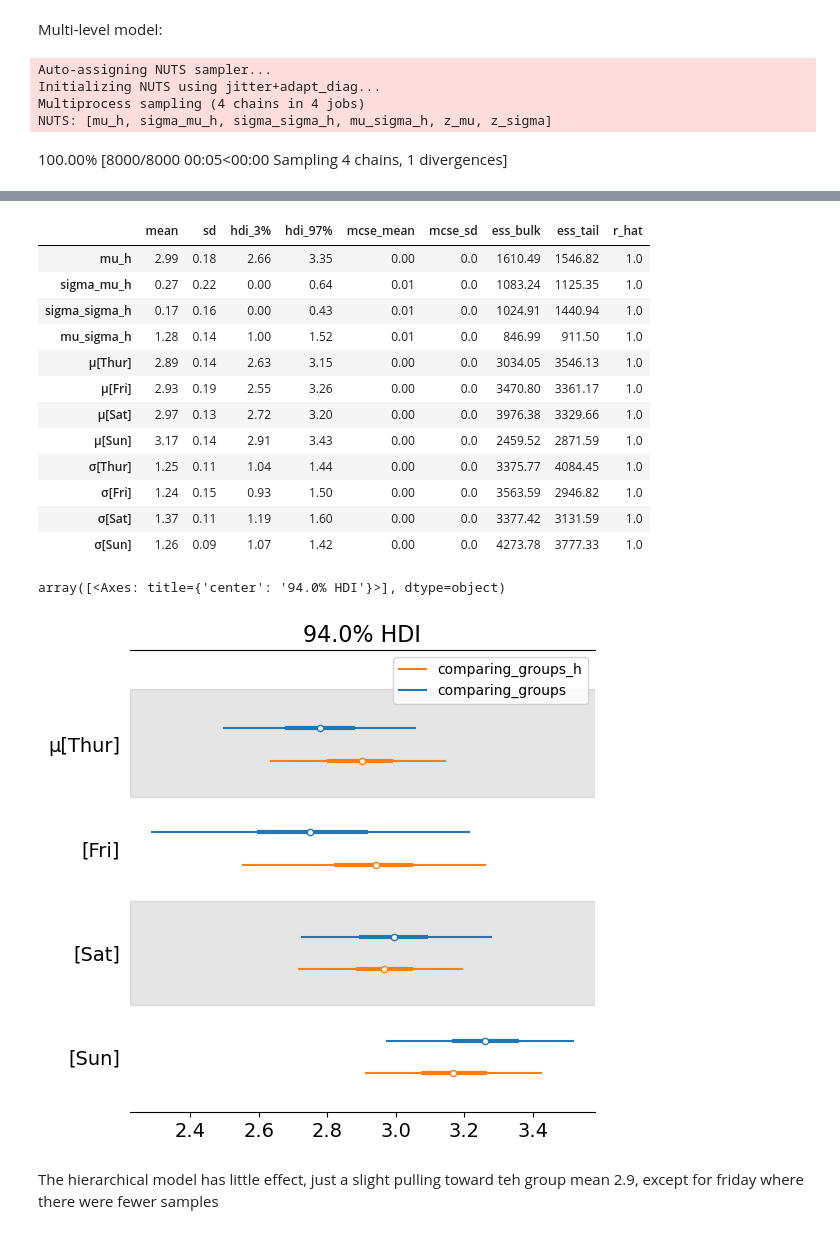
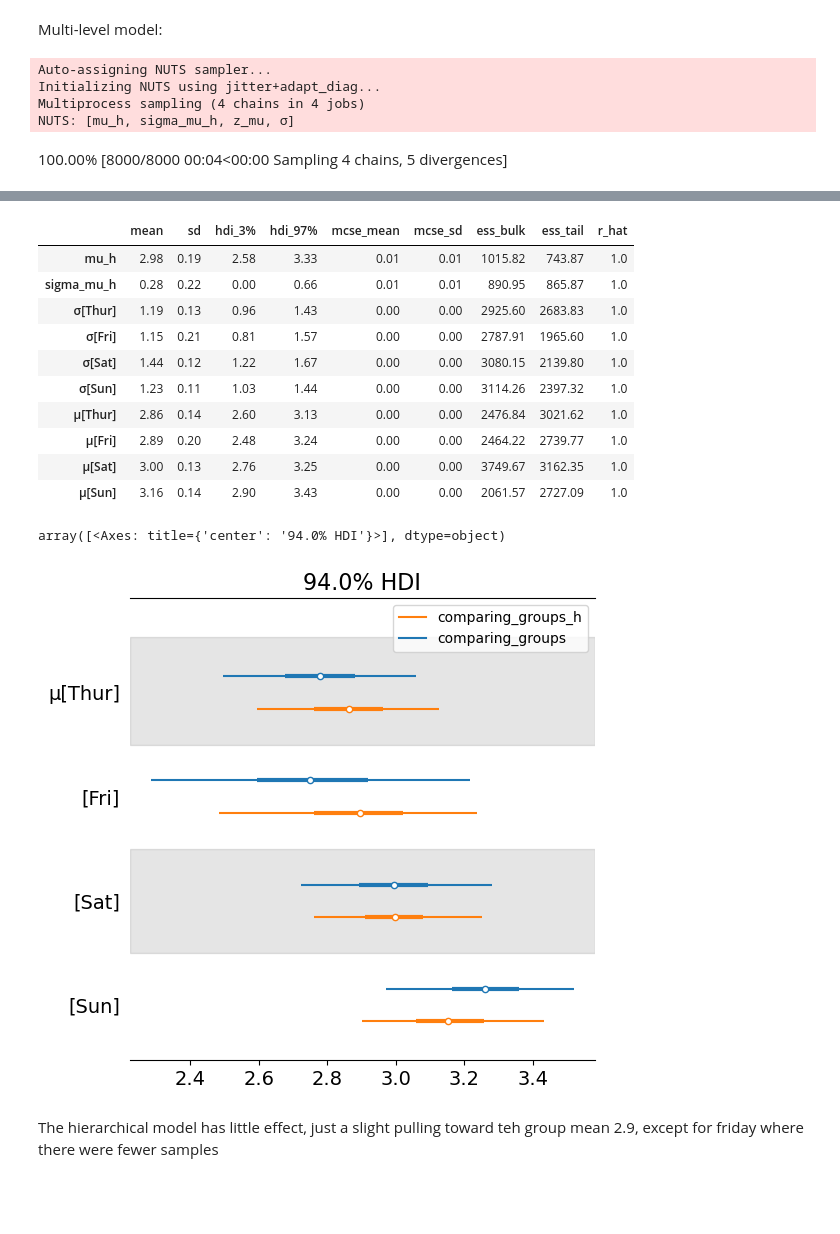
Before and after one commit to DrEntropy/BAP3, a Jupyter notebook: DrEntropy/Chapter3.ipynb, the cells around one changed output, grey strips where cells are left out. Cells and saved outputs as stored; diff of their text form; code cells hidden in the pictures; blank space fills up the shorter version.

Commit message:
unpool sigma

```diff
--- a/DrEntropy/Chapter3.ipynb
+++ b/DrEntropy/Chapter3.ipynb
@@ -49,15 +49,12 @@ Multi-level model:
 with pm.Model(coords=coords) as comparing_groups_h:
     mu_h = pm.HalfNormal("mu_h", sigma=5)
     sigma_mu_h = pm.Exponential("sigma_mu_h",  1)
+    z_mu = pm.Normal("z_mu", mu=0, sigma=1, dims="days")
 
-    sigma_sigma_h = pm.Exponential("sigma_sigma_h", 1)
-    mu_sigma_h = pm.HalfNormal("mu_sigma_h", sigma=2)
-    z_mu = pm.Normal("z_mu", mu=0, sigma=1, dims="days")
-    z_sigma = pm.Normal("z_sigma", mu=0, sigma=1, dims="days")
     μ = pm.Deterministic("μ", mu_h + z_mu * sigma_mu_h, dims = "days")
-    σ = pm.Deterministic("σ", mu_sigma_h + z_sigma * sigma_sigma_h, dims = "days")
-   # μ = pm.Normal("μ", mu = mu_h, sigma=sigma_mu_h, dims="days")
-   # σ = pm.Normal("σ", mu = mu_sigma_h, sigma=sigma_sigma_h, dims="days")
+
+    # Note: i found that partial pooling sigma didnt do much to help here.
+    σ = pm.HalfNormal("σ", sigma=1, dims="days")
 
     y = pm.Gamma("y", mu=μ[idx], sigma=σ[idx], observed=tip, dims="days_flat")
 
@@ -67,5 +64,5 @@ az.summary(idata_cg_h, round_to=2, var_names=["~z_mu", "~z_sigma"])
 Auto-assigning NUTS sampler...
 Initializing NUTS using jitter+adapt_diag...
 Multiprocess sampling (4 chains in 4 jobs)
-NUTS: [mu_h, sigma_mu_h, sigma_sigma_h, mu_sigma_h, z_mu, z_sigma]
+NUTS: [mu_h, sigma_mu_h, z_mu, σ]
-100.00% [8000/8000 00:05<00:00 Sampling 4 chains, 1 divergences]
+100.00% [8000/8000 00:04<00:00 Sampling 4 chains, 5 divergences]
@@ -74,22 +71,20 @@ There were 1 divergences after tuning. Increase `target_accept` or reparameteriz
 |  | mean | sd | hdi_3% | hdi_97% | mcse_mean | mcse_sd | ess_bulk | ess_tail | r_hat |
-| mu_h | 2.99 | 0.18 | 2.66 | 3.35 | 0.00 | 0.0 | 1610.49 | 1546.82 | 1.0 |
-| sigma_mu_h | 0.27 | 0.22 | 0.00 | 0.64 | 0.01 | 0.0 | 1083.24 | 1125.35 | 1.0 |
-| sigma_sigma_h | 0.17 | 0.16 | 0.00 | 0.43 | 0.01 | 0.0 | 1024.91 | 1440.94 | 1.0 |
-| mu_sigma_h | 1.28 | 0.14 | 1.00 | 1.52 | 0.01 | 0.0 | 846.99 | 911.50 | 1.0 |
-| μ[Thur] | 2.89 | 0.14 | 2.63 | 3.15 | 0.00 | 0.0 | 3034.05 | 3546.13 | 1.0 |
-| μ[Fri] | 2.93 | 0.19 | 2.55 | 3.26 | 0.00 | 0.0 | 3470.80 | 3361.17 | 1.0 |
-| μ[Sat] | 2.97 | 0.13 | 2.72 | 3.20 | 0.00 | 0.0 | 3976.38 | 3329.66 | 1.0 |
-| μ[Sun] | 3.17 | 0.14 | 2.91 | 3.43 | 0.00 | 0.0 | 2459.52 | 2871.59 | 1.0 |
-| σ[Thur] | 1.25 | 0.11 | 1.04 | 1.44 | 0.00 | 0.0 | 3375.77 | 4084.45 | 1.0 |
-| σ[Fri] | 1.24 | 0.15 | 0.93 | 1.50 | 0.00 | 0.0 | 3563.59 | 2946.82 | 1.0 |
-| σ[Sat] | 1.37 | 0.11 | 1.19 | 1.60 | 0.00 | 0.0 | 3377.42 | 3131.59 | 1.0 |
-| σ[Sun] | 1.26 | 0.09 | 1.07 | 1.42 | 0.00 | 0.0 | 4273.78 | 3777.33 | 1.0 |
+| mu_h | 2.98 | 0.19 | 2.58 | 3.33 | 0.01 | 0.01 | 1015.82 | 743.87 | 1.0 |
+| sigma_mu_h | 0.28 | 0.22 | 0.00 | 0.66 | 0.01 | 0.01 | 890.95 | 865.87 | 1.0 |
+| σ[Thur] | 1.19 | 0.13 | 0.96 | 1.43 | 0.00 | 0.00 | 2925.60 | 2683.83 | 1.0 |
+| σ[Fri] | 1.15 | 0.21 | 0.81 | 1.57 | 0.00 | 0.00 | 2787.91 | 1965.60 | 1.0 |
+| σ[Sat] | 1.44 | 0.12 | 1.22 | 1.67 | 0.00 | 0.00 | 3080.15 | 2139.80 | 1.0 |
+| σ[Sun] | 1.23 | 0.11 | 1.03 | 1.44 | 0.00 | 0.00 | 3114.26 | 2397.32 | 1.0 |
+| μ[Thur] | 2.86 | 0.14 | 2.60 | 3.13 | 0.00 | 0.00 | 2476.84 | 3021.62 | 1.0 |
+| μ[Fri] | 2.89 | 0.20 | 2.48 | 3.24 | 0.00 | 0.00 | 2464.22 | 2739.77 | 1.0 |
+| μ[Sat] | 3.00 | 0.13 | 2.76 | 3.25 | 0.00 | 0.00 | 3749.67 | 3162.35 | 1.0 |
+| μ[Sun] | 3.16 | 0.14 | 2.90 | 3.43 | 0.00 | 0.00 | 2061.57 | 2727.09 | 1.0 |
 # %%
 az.plot_forest([idata_cg, idata_cg_h], model_names=["comparing_groups", "comparing_groups_h"],
                combined = True, var_names=["μ"], figsize=(6, 6))
 # %% [output]
 array([<Axes: title={'center': '94.0% HDI'}>], dtype=object)
-[figure, old version]
+[figure, new version]
 # %% [markdown]
 The hierarchical model has little effect, just a slight pulling toward teh group mean 2.9, except for friday where there were fewer samples
 # %%
```
Also changed, not shown: parts of 1 cell of this notebook.
